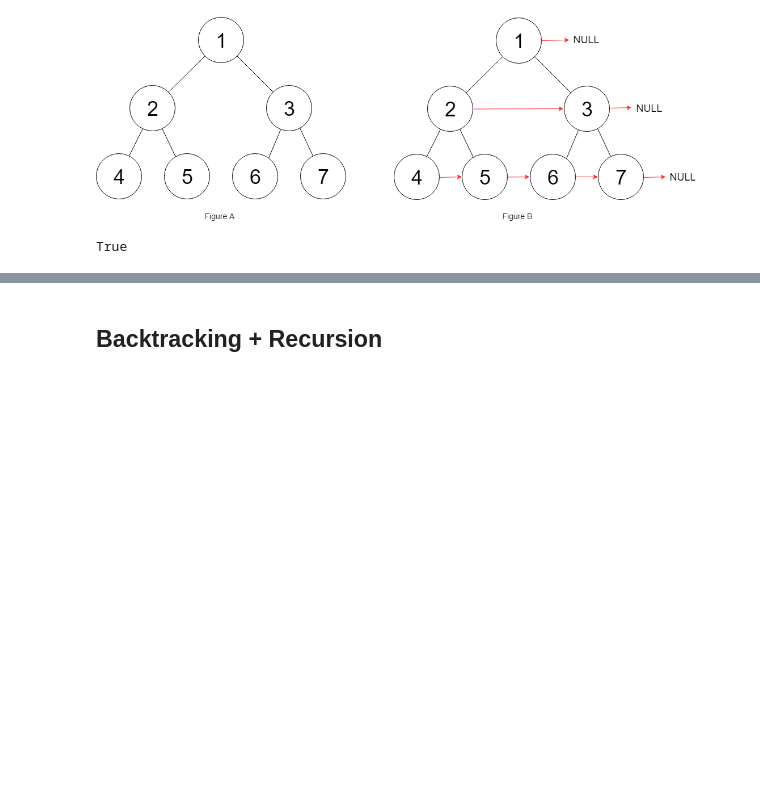
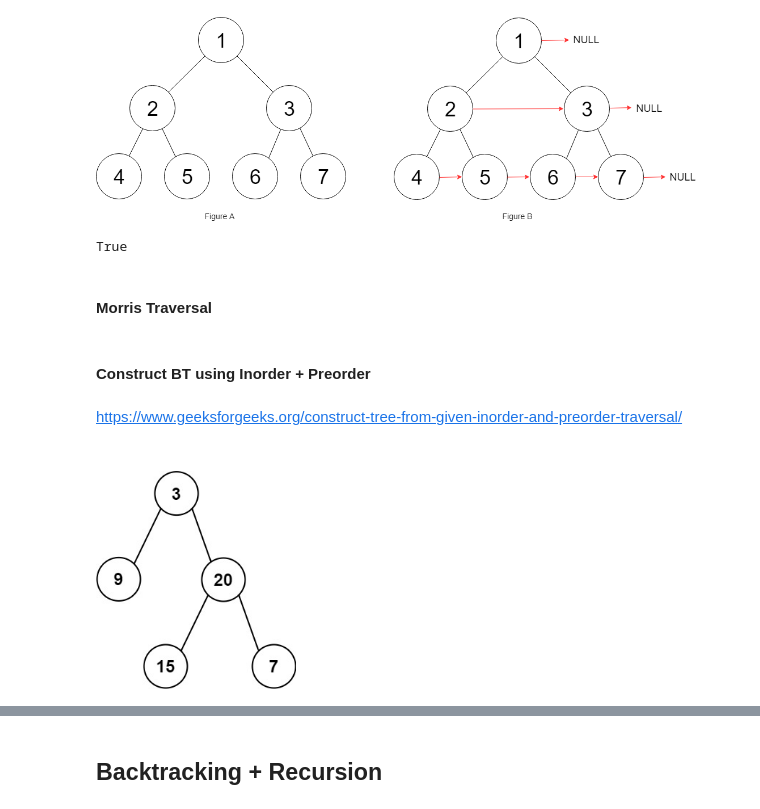
Before and after one commit to AshishSalaskar1/DS_Algo_Playground, a Jupyter notebook: Track/Striver_DSA_Sheet.ipynb, the cells around one changed output, grey strips where cells are left out. Saved outputs shown, nothing was run; the diff lists cells and outputs as text; code cells hidden in the pictures; blank space fills up the shorter version.

Commit message:
Tree Traversal Problems

```diff
--- a/Track/Striver_DSA_Sheet.ipynb
+++ b/Track/Striver_DSA_Sheet.ipynb
@@ -1763,3 +1882,14 @@ def connect(self, root):
 float('inf') in [float('inf'),2,3]
 # %% [output]
 True
+# %% [markdown]
+#### Morris Traversal
+# %% [markdown]
+#### Construct BT using Inorder + Preorder
+# %% [markdown]
+https://www.geeksforgeeks.org/construct-tree-from-given-inorder-and-preorder-traversal/ <br><br>
+# %%
+url = 'https://assets.leetcode.com/uploads/2021/02/19/tree.jpg'
+Disp.Image(requests.get(url).content, width=200, height=200)
+# %% [output]
+[figure, added]
```
Also changed, not shown: parts of 27 cells of this notebook, 1 other file.
